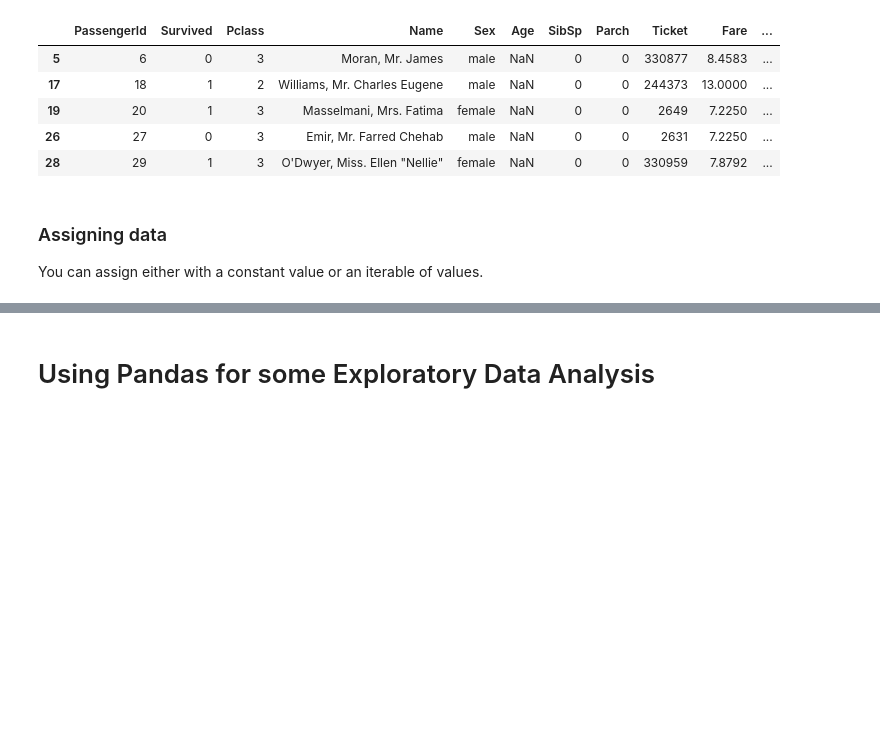
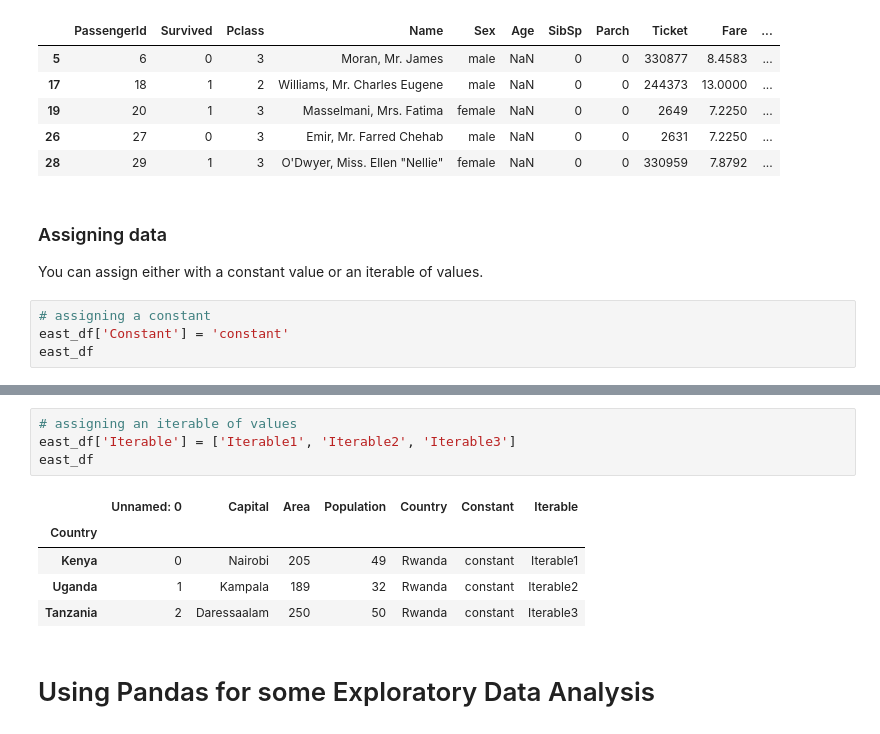
Before and after one commit to AubreyJohns/python_pandas, a Jupyter notebook: Pandas.ipynb, the cells around one changed output, grey strips where cells are left out. Drawn from its saved outputs; the diff is of its cells as text; blank space fills up the shorter version.

Commit message:
pandas: assigning data

```diff
--- a/Pandas.ipynb
+++ b/Pandas.ipynb
@@ -762,3 +762,7 @@ titanic_df.loc[titanic_df['Age'].isnull()].head()
 # %% [markdown]
 ### Assigning data
 You can assign either with a constant value or an iterable of values.
+# %%
+# assigning a constant
+east_df['Constant'] = 'constant'
+east_df
@@ -765,3 +775,13 @@ You can assign either with a constant value or an iterable of values.
+# %%
+# assigning an iterable of values
+east_df['Iterable'] = ['Iterable1', 'Iterable2', 'Iterable3']
+east_df
+# %% [output]
+|  | Unnamed: 0 | Capital | Area | Population | Country | Constant | Iterable |
+| Country |  |  |  |  |  |  |  |
+| Kenya | 0 | Nairobi | 205 | 49 | Rwanda | constant | Iterable1 |
+| Uganda | 1 | Kampala | 189 | 32 | Rwanda | constant | Iterable2 |
+| Tanzania | 2 | Daressaalam | 250 | 50 | Rwanda | constant | Iterable3 |
 # %% [markdown]
 # Using Pandas for some Exploratory Data Analysis
 # %% [markdown]
```
Also changed, not shown: parts of 1 cell of this notebook.
